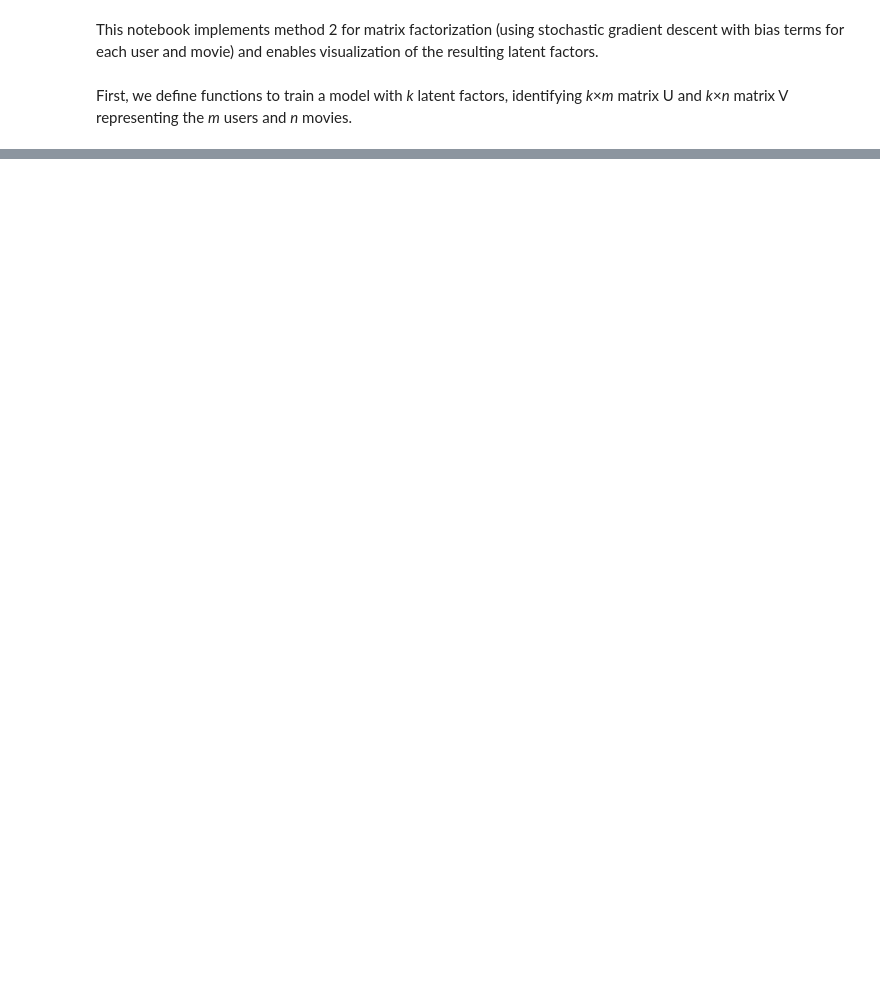
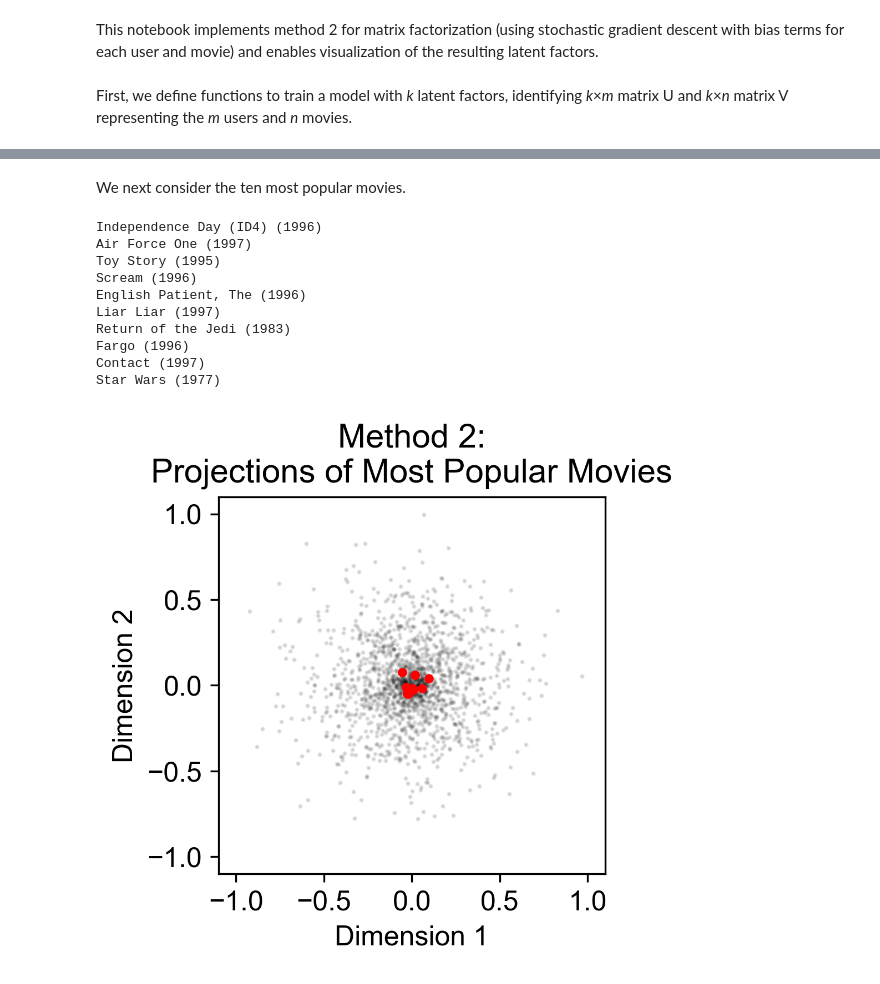
Before and after one commit to LiyinHe/CS155_project2, a Jupyter notebook: Bias_Learn_CS.ipynb, the cells around one changed output, grey strips where cells are left out. Cells and saved outputs as stored; diff of their text form; code cells hidden in the pictures; blank space fills up the shorter version.

```diff
--- a/Bias_Learn_CS.ipynb
+++ b/Bias_Learn_CS.ipynb
@@ -295,0 +356,42 @@ if __name__ == "__main__":
+# %% [markdown]
+We next consider the ten most popular movies.
+# %%
+# Extract IDs of most popular movies
+n = 10
+ids, counts = np.unique(data['Movie ID'], return_counts=True)
+movie_ids = ids[np.argsort(counts)[-n:]]
+
+# Find indices of selected movie IDs
+inds = [inds_V[movie_id] for movie_id in movie_ids]
+
+# Visualize projections of most popular movies
+plt.figure(figsize=(3, 3))
+plt.plot(V_vis[0], V_vis[1], 'k.', ms=2, alpha=0.1)
+plt.plot(V_vis[0, inds], V_vis[1, inds], 'r.')
+label_plot('Projections of Most Popular Movies');
+
+# Visualize projections of most popular movies (zoomed)
+plt.figure(figsize=(3, 3))
+plt.plot(V_vis[0], V_vis[1], 'k.', ms=2, alpha=0.1)
+plt.plot(V_vis[0, inds], V_vis[1, inds], 'r.')
+for ind in inds:
+    print(movies.loc[ind, 'Movie Title'])
+    plt.text(V_vis[0, ind] + 0.002, V_vis[1, ind],
+             movies.loc[ind, 'Movie Title'][:-7],
+             fontsize=6)
+label_plot('Projections of Most Popular Movies',
+           xlim=[-0.06, 0.11], ylim=[-0.06, 0.11],
+           xticks=np.arange(-0.05, 0.11, 0.05),
+           yticks=np.arange(-0.05, 0.11, 0.05))
+# %% [output]
+Independence Day (ID4) (1996)
+Air Force One (1997)
+Toy Story (1995)
+Scream (1996)
+English Patient, The (1996)
+Liar Liar (1997)
+Return of the Jedi (1983)
+Fargo (1996)
+Contact (1997)
+Star Wars (1977)
+[figure, added]
```
Also changed, not shown: parts of 23 cells of this notebook.
